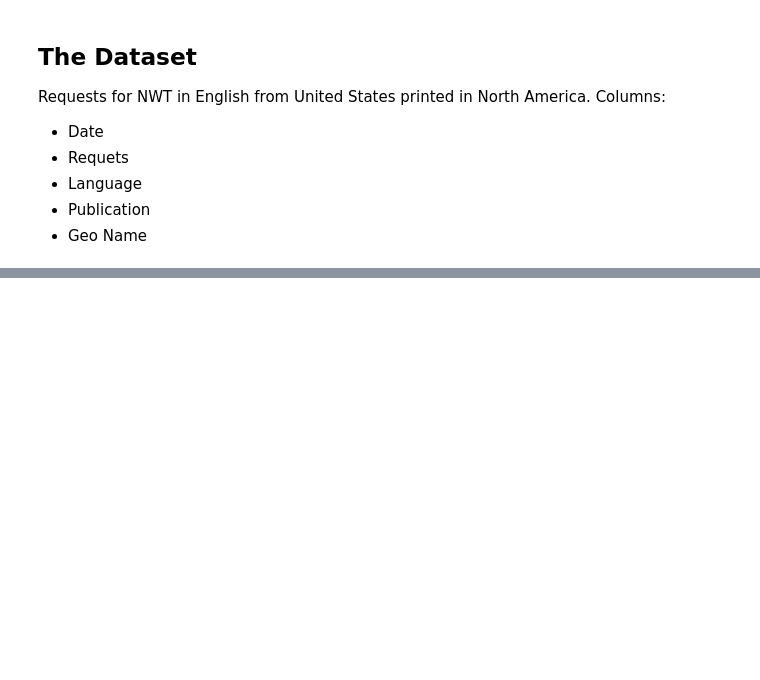
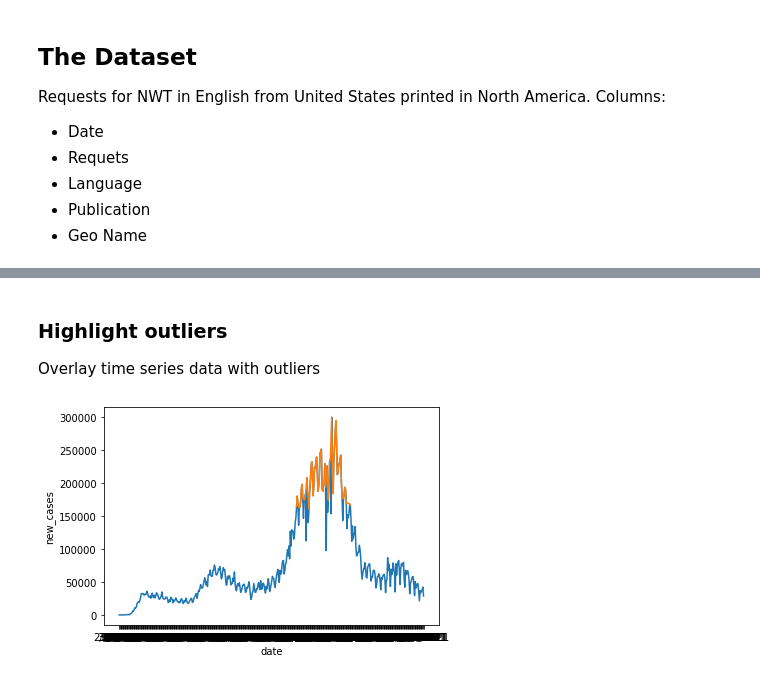
Before and after one commit to danielbrunolabs/AnomalyDetectionPython, a Jupyter notebook: anomaly_detection.ipynb, the cells around one changed output, grey strips where cells are left out. Cells and saved outputs as stored; diff of their text form; code cells hidden in the pictures; blank space fills up the shorter version.

```diff
--- a/anomaly_detection.ipynb
+++ b/anomaly_detection.ipynb
@@ -94,0 +117,9 @@ outliers
+# %% [markdown]
+### Highlight outliers
+Overlay time series data with outliers
+# %%
+sns.lineplot(data=data, x="date", y="new_cases")
+sns.lineplot(data=outliers, x="date", y="new_cases")
+plt.show()
+# %% [output]
+[figure, added]
```
Also changed, not shown: parts of 10 cells of this notebook, 12 other files.
